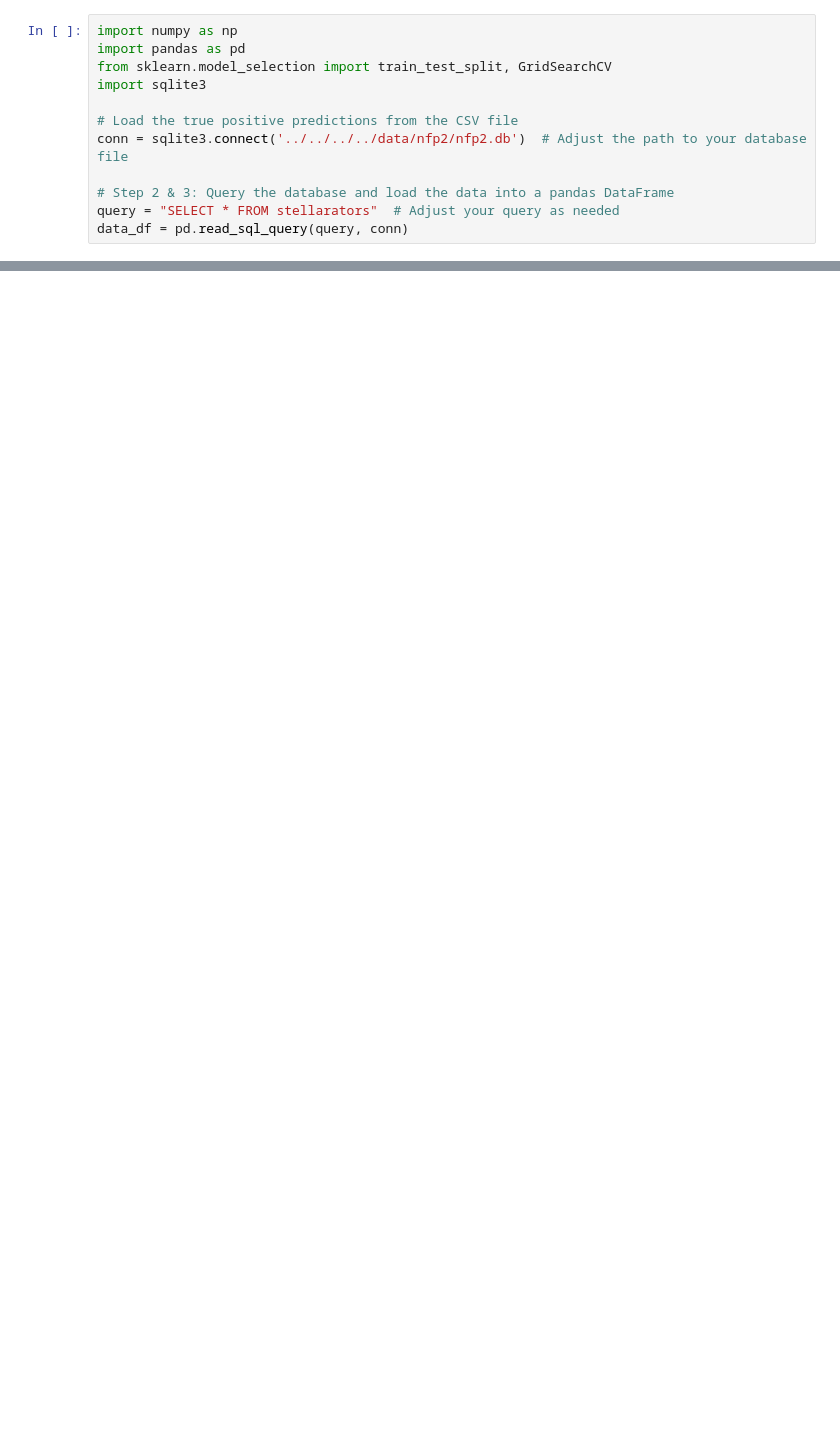
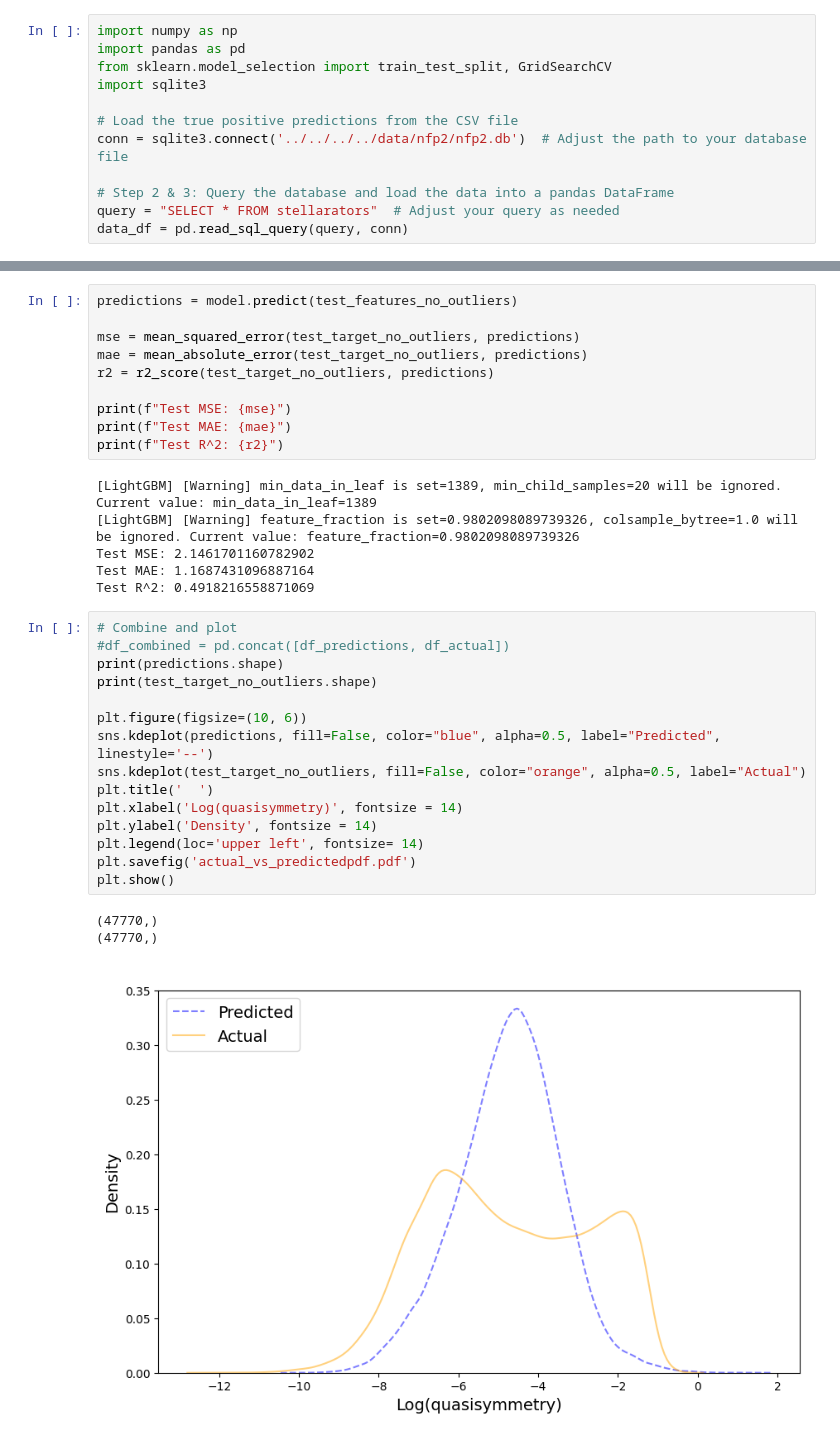
Before and after one commit to laiarodrigo/PIC-STELLARATOR, a Jupyter notebook: data_analysis/quasi_isodynamic/non_probabilistic_models/lightgbm_regressor/qi_study.ipynb, the cells around one changed output, grey strips where cells are left out. Saved outputs shown, nothing was run; the diff lists cells and outputs as text; blank space fills up the shorter version.

```diff
--- a/data_analysis/quasi_isodynamic/non_probabilistic_models/lightgbm_regressor/qi_study.ipynb
+++ b/data_analysis/quasi_isodynamic/non_probabilistic_models/lightgbm_regressor/qi_study.ipynb
@@ -43,0 +85,35 @@ Error:
+# %%
+predictions = model.predict(test_features_no_outliers)
+
+mse = mean_squared_error(test_target_no_outliers, predictions)
+mae = mean_absolute_error(test_target_no_outliers, predictions)
+r2 = r2_score(test_target_no_outliers, predictions)
+
+print(f"Test MSE: {mse}")
+print(f"Test MAE: {mae}")
+print(f"Test R^2: {r2}")
+# %% [output]
+[LightGBM] [Warning] min_data_in_leaf is set=1389, min_child_samples=20 will be ignored. Current value: min_data_in_leaf=1389
+[LightGBM] [Warning] feature_fraction is set=0.9802098089739326, colsample_bytree=1.0 will be ignored. Current value: feature_fraction=0.9802098089739326
+Test MSE: 2.1461701160782902
+Test MAE: 1.1687431096887164
+Test R^2: 0.4918216558871069
+# %%
+# Combine and plot
+#df_combined = pd.concat([df_predictions, df_actual])
+print(predictions.shape)
+print(test_target_no_outliers.shape)
+
+plt.figure(figsize=(10, 6))
+sns.kdeplot(predictions, fill=False, color="blue", alpha=0.5, label="Predicted", linestyle='--')
+sns.kdeplot(test_target_no_outliers, fill=False, color="orange", alpha=0.5, label="Actual")
+plt.title('  ')
+plt.xlabel('Log(quasisymmetry)', fontsize = 14)
+plt.ylabel('Density', fontsize = 14)
+plt.legend(loc='upper left', fontsize= 14)
+plt.savefig('actual_vs_predictedpdf.pdf')
+plt.show()
+# %% [output]
+(47770,)
+(47770,)
+[figure, added]
```
Also changed, not shown: parts of 4 cells of this notebook.
